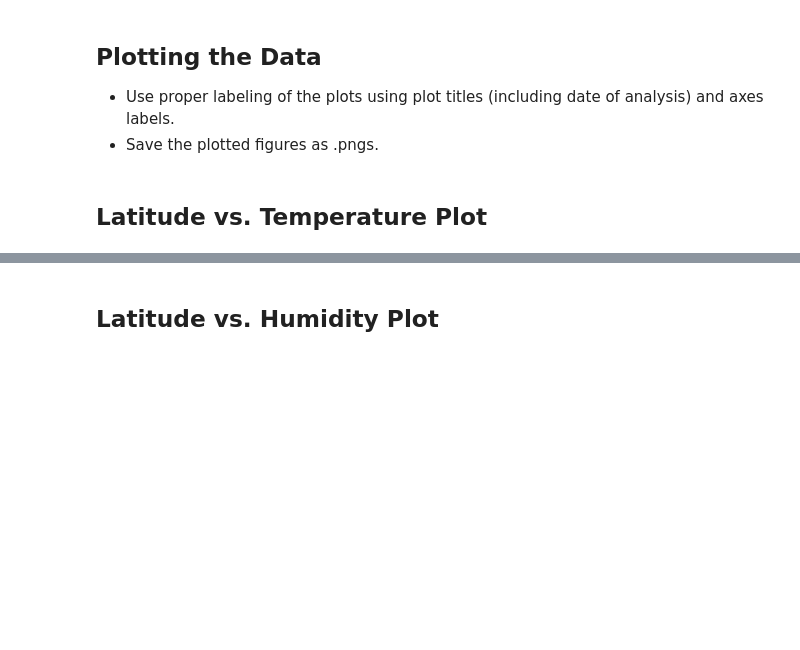
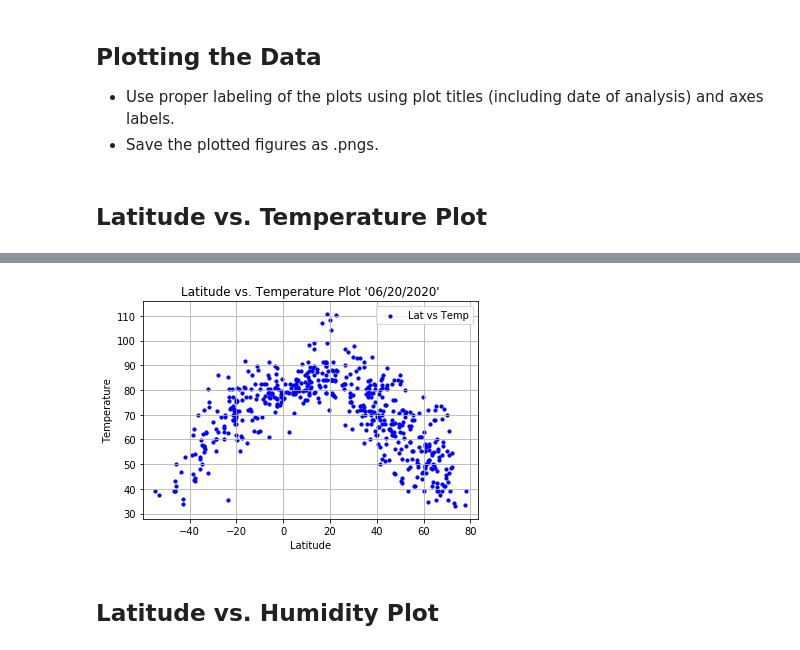
Before and after one commit to olivesun1213/APIhomework, a Jupyter notebook: Unit 06 - Python - APIs_Homework_Instructions_starter_code_WeatherPy.ipynb, the cells around one changed output, grey strips where cells are left out. Cells and saved outputs as stored; diff of their text form; code cells hidden in the pictures; blank space fills up the shorter version.

```diff
--- a/Unit 06 - Python - APIs_Homework_Instructions_starter_code_WeatherPy.ipynb
+++ b/Unit 06 - Python - APIs_Homework_Instructions_starter_code_WeatherPy.ipynb
@@ -206,2 +181,21 @@ Int64Index([], dtype='int64')
+# %%
+lattitude=weather_df["Lat"]
+temperature=weather_df["Max Temp"]
+plt.scatter(lattitude,temperature,marker="o",color="b",s=10,label="Lat vs Temp")
+plt.grid(True)
+plt.title("Latitude vs. Temperature Plot '06/20/2020'")
+plt.legend(loc="upper right")
+plt.xlabel("Latitude")
+plt.ylabel("Temperature")
+plt.xlim(min(lattitude)-5, max(lattitude)+5)
+plt.ylim(min(temperature)-5,max(temperature)+5)
+plt.savefig("Output_PNG/Latitudevs.TemperaturePlot.PNG")
+plt.show()
+
+#this graph checks wether there's a relationship between latitutde the temperature.
+#if there's posititve correlation, it means the higher the lattitude, the higher the max temperature of the city.
+# if there's negative correlation, it means the higher the lattitude, the lower the max temperature of the city. otherwise there's no relationship.
+# %% [output]
+[figure, added]
 # %% [markdown]
 ## Latitude vs. Humidity Plot
```
Also changed, not shown: parts of 14 cells of this notebook, 5 other files.
